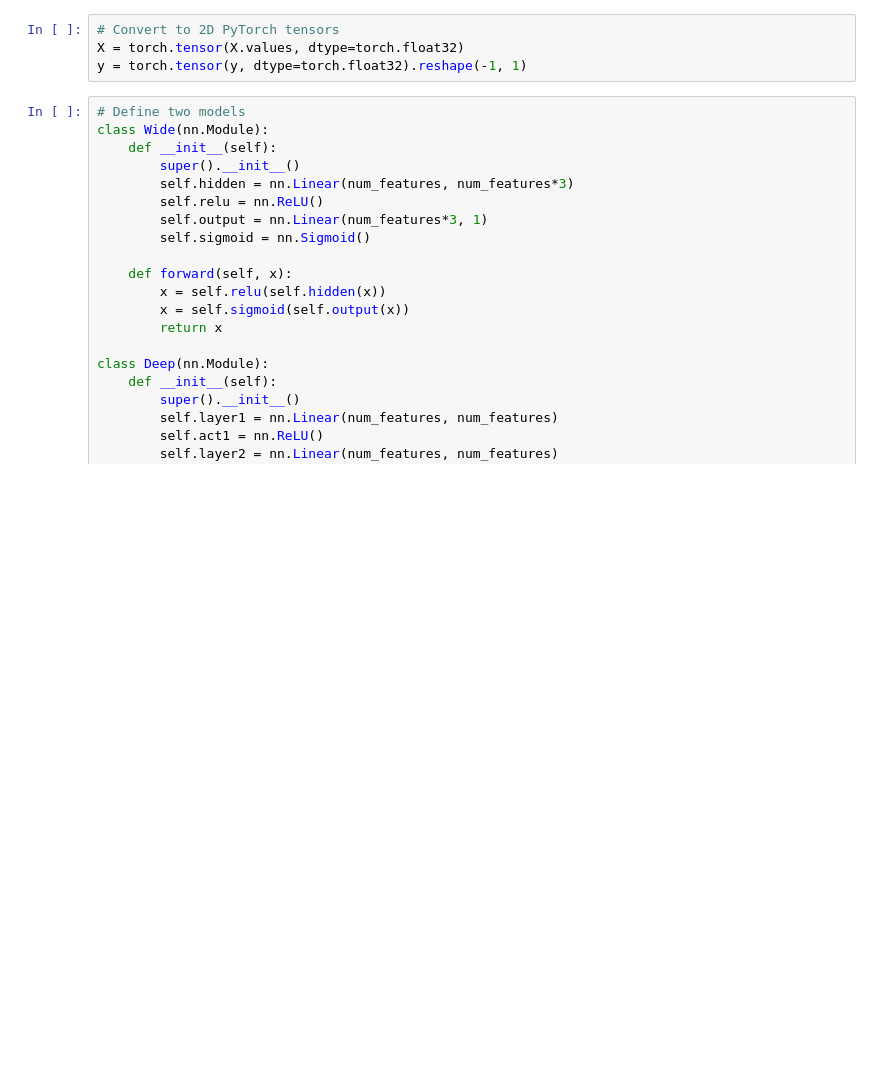
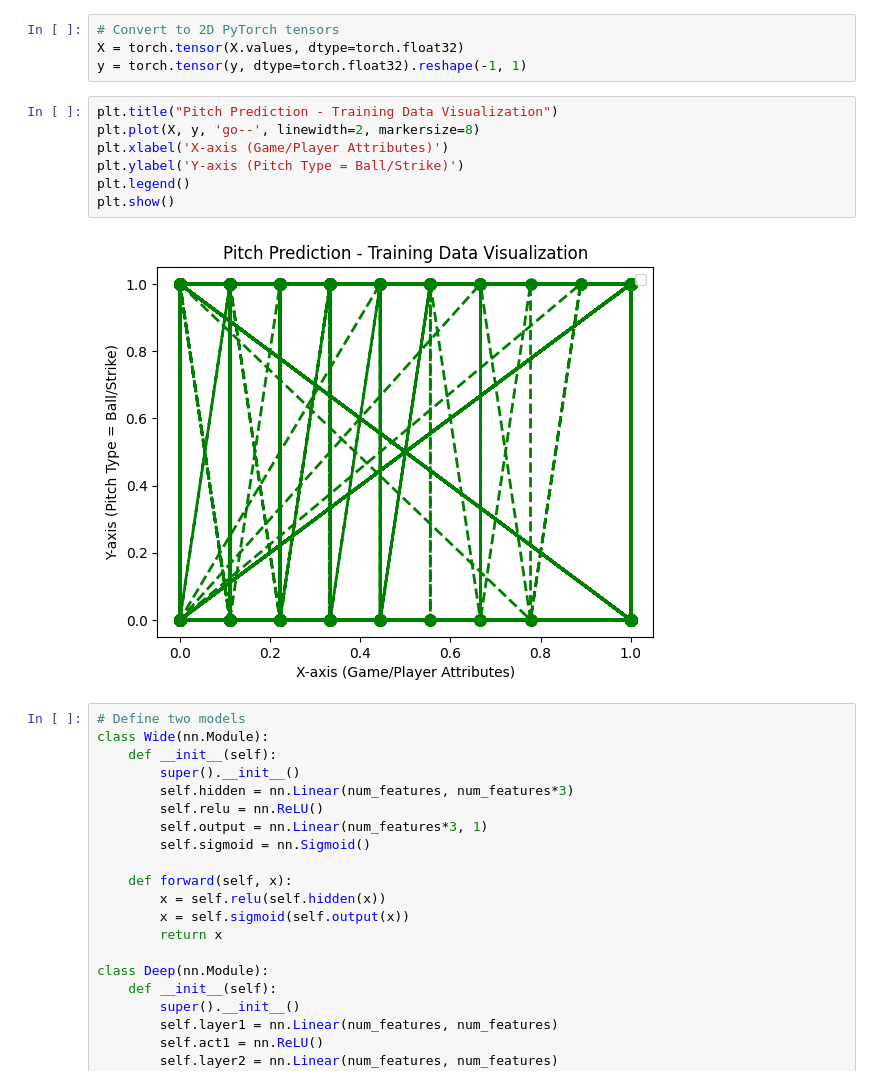
Before and after one commit to glroland/baseball, a Jupyter notebook: src/predict/predict_pitch_experiment.ipynb, the cells around one changed output. Saved outputs shown, nothing was run; the diff lists cells and outputs as text; blank space fills up the shorter version.

Commit message:
refinements and visualization as i try to figure out issue

```diff
--- a/src/predict/predict_pitch_experiment.ipynb
+++ b/src/predict/predict_pitch_experiment.ipynb
@@ -108,6 +108,15 @@ Number of Features: 3
 # Convert to 2D PyTorch tensors
 X = torch.tensor(X.values, dtype=torch.float32)
 y = torch.tensor(y, dtype=torch.float32).reshape(-1, 1)
+# %%
+plt.title("Pitch Prediction - Training Data Visualization")
+plt.plot(X, y, 'go--', linewidth=2, markersize=8)
+plt.xlabel('X-axis (Game/Player Attributes)')
+plt.ylabel('Y-axis (Pitch Type = Ball/Strike)')
+plt.legend()
+plt.show()
+# %% [output]
+[figure, added]
 # %%
 # Define two models
 class Wide(nn.Module):
```
Also changed, not shown: parts of 3 cells of this notebook.
